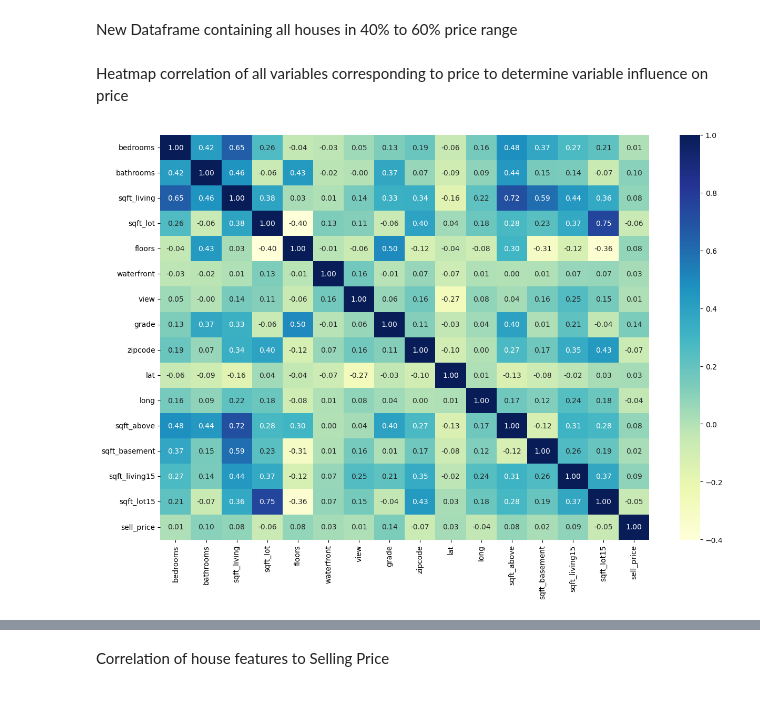
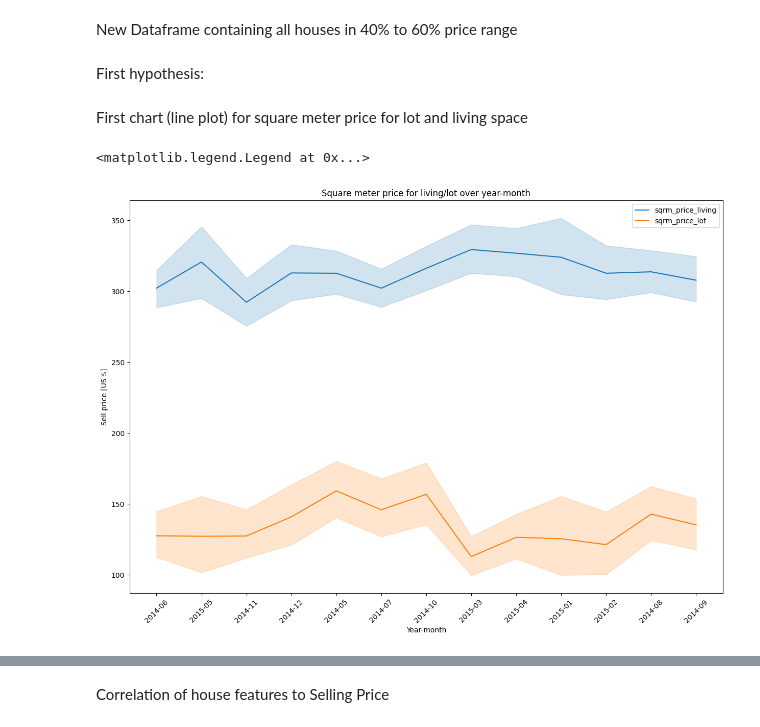
Before and after one commit to jale2025/ds-eda-project-template, a Jupyter notebook: result.ipynb, the cells around one changed output, grey strips where cells are left out. Saved outputs shown, nothing was run; the diff lists cells and outputs as text; code cells hidden in the pictures.

```diff
--- a/result.ipynb
+++ b/result.ipynb
@@ -180,16 +180,29 @@ New Dataframe containing all houses in 40% to 60% price range
 # %%
 # New dataframe for price data 40% to 60%
 df_40_to_60 = df_zipcode_filtered.iloc[percent40price_index:percent60price_index,1:].reset_index(drop=True)
-# %% [markdown]
-Heatmap correlation of all variables corresponding to price to determine variable influence on price
-# %%
-co_mtx = df_40_to_60[['bedrooms','bathrooms','sqft_living','sqft_lot','floors','waterfront','view','grade','zipcode','lat','long','sqft_above','sqft_basement','sqft_living15','sqft_lot15','sell_price']].corr(numeric_only=True)
-
-# Plot correlation heatmap
-fig, ax = plt.subplots(figsize=(15, 10))
-sns.heatmap(co_mtx, cmap="YlGnBu", annot=True, fmt=".2f")
-
-# Display heatmap
-plt.show()
-# %% [output]
-[figure, removed]
+# %% [markdown]
+First hypothesis:
+# %% [markdown]
+First chart (line plot) for square meter price for lot and living space
+# %%
+df_sqmt_price_lot_living = df_40_to_60.copy()
+df_sqmt_price_lot_living["sqrm_price_living"] = df_sqmt_price_lot_living["sell_price"] / df_sqmt_price_lot_living["sqft_living"]
+df_sqmt_price_lot_living["sqrm_price_living"] = df_sqmt_price_lot_living["sqrm_price_living"].round(2)
+
+df_sqmt_price_lot_living["sqrm_price_lot"] = df_sqmt_price_lot_living["sell_price"] / df_sqmt_price_lot_living["sqft_lot"]
+df_sqmt_price_lot_living["sqrm_price_lot"] = df_sqmt_price_lot_living["sqrm_price_lot"].round(2)
+df_sqmt_price_lot_living
+
+
+fig, ax = plt.subplots(figsize=(15, 10))
+sns.lineplot(data=df_sqmt_price_lot_living, x="sell_year_month", y="sqrm_price_living", ax=ax, label="sqrm_price_living")
+sns.lineplot(data=df_sqmt_price_lot_living, x="sell_year_month", y="sqrm_price_lot", ax=ax, label="sqrm_price_lot")
+ax.set_title("Square meter price for living/lot over year-month")
+ax.set_xlabel("Year-month")
+ax.set_ylabel("Sell price [US $]")
+plt.xticks(rotation=45)
+
+ax.legend()
+# %% [output]
+<matplotlib.legend.Legend at 0x...>
+[figure, added]
```
Also changed, not shown: parts of 19 cells of this notebook.
